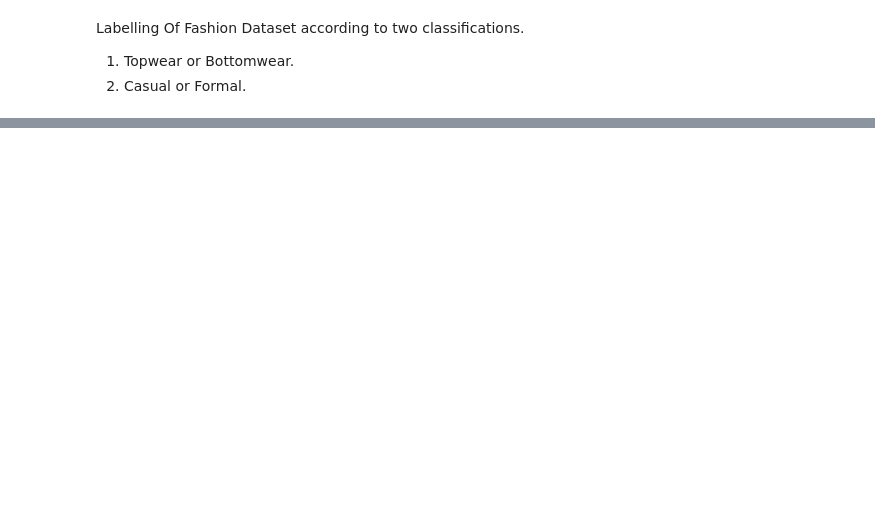
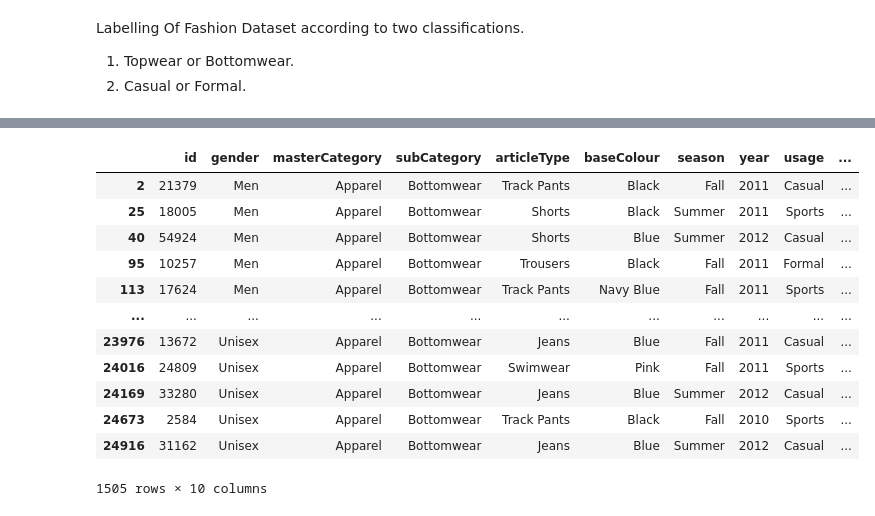
Before and after one commit to Haroon-Zafar/Flattening-the-Image-into-1-D-array, a Jupyter notebook: noteBook.ipynb, the cells around one changed output, grey strips where cells are left out. Saved outputs shown, nothing was run; the diff lists cells and outputs as text; code cells hidden in the pictures; blank space fills up the shorter version.

```diff
--- a/noteBook.ipynb
+++ b/noteBook.ipynb
@@ -127,0 +129,16 @@ Name: subCategory, dtype: int64
+# %%
+bottomWear
+# %% [output]
+|  | id | gender | masterCategory | subCategory | articleType | baseColour | season | year | usage | ... |
+| 2 | 21379 | Men | Apparel | Bottomwear | Track Pants | Black | Fall | 2011 | Casual | ... |
+| 25 | 18005 | Men | Apparel | Bottomwear | Shorts | Black | Summer | 2011 | Sports | ... |
+| 40 | 54924 | Men | Apparel | Bottomwear | Shorts | Blue | Summer | 2012 | Casual | ... |
+| 95 | 10257 | Men | Apparel | Bottomwear | Trousers | Black | Fall | 2011 | Formal | ... |
+| 113 | 17624 | Men | Apparel | Bottomwear | Track Pants | Navy Blue | Fall | 2011 | Sports | ... |
+| ... | ... | ... | ... | ... | ... | ... | ... | ... | ... | ... |
+| 23976 | 13672 | Unisex | Apparel | Bottomwear | Jeans | Blue | Fall | 2011 | Casual | ... |
+| 24016 | 24809 | Unisex | Apparel | Bottomwear | Swimwear | Pink | Fall | 2011 | Sports | ... |
+| 24169 | 33280 | Unisex | Apparel | Bottomwear | Jeans | Blue | Summer | 2012 | Casual | ... |
+| 24673 | 2584 | Unisex | Apparel | Bottomwear | Track Pants | Black | Fall | 2010 | Sports | ... |
+| 24916 | 31162 | Unisex | Apparel | Bottomwear | Jeans | Blue | Summer | 2012 | Casual | ... |
+1505 rows × 10 columns
```
Also changed, not shown: parts of 9 cells of this notebook, 1 other file.
